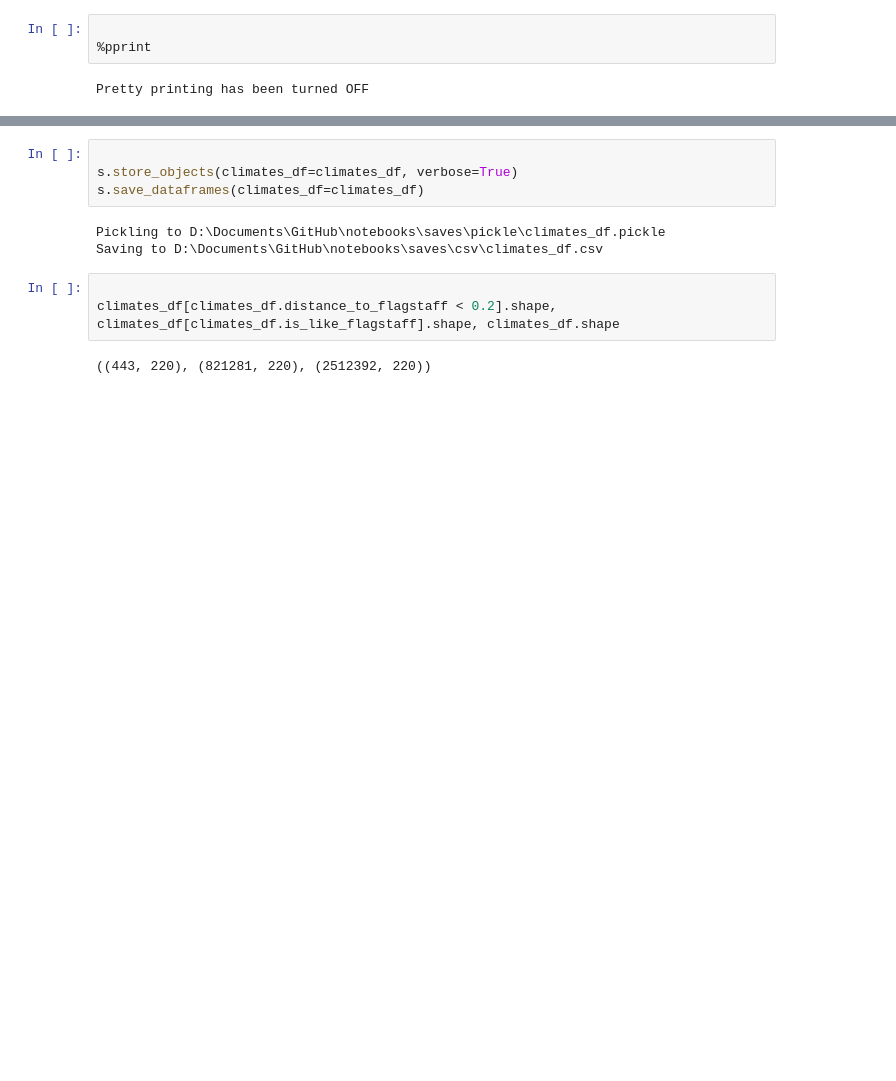
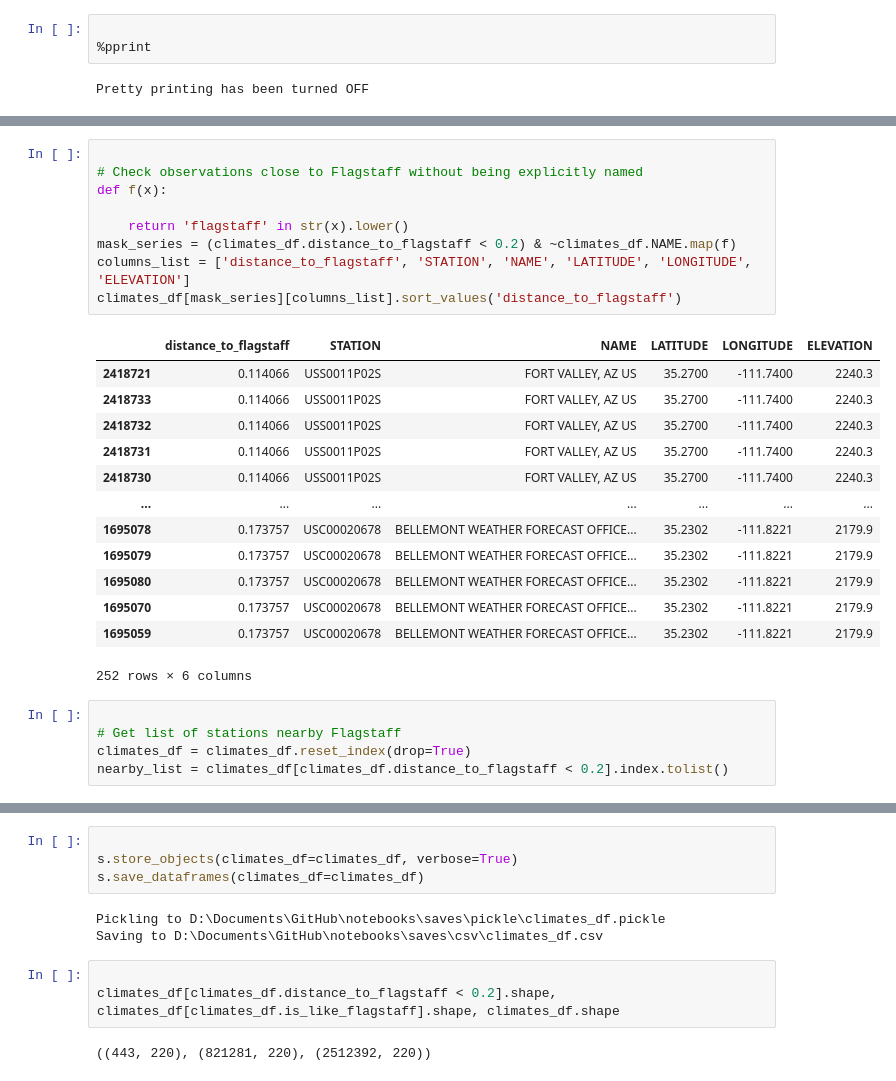
Before and after one commit to dbabbitt/notebooks, a Jupyter notebook: ipynb/Climates like Flagstaff.ipynb, the cells around one changed output, grey strips where cells are left out. Saved outputs shown, nothing was run; the diff lists cells and outputs as text; blank space fills up the shorter version.

```diff
--- a/ipynb/Climates like Flagstaff.ipynb
+++ b/ipynb/Climates like Flagstaff.ipynb
@@ -30,0 +134,28 @@ climates_df.sort_values('distance_to_flagstaff').head(11).T.head(20)
+# %%
+
+# Check observations close to Flagstaff without being explicitly named
+def f(x):
+
+    return 'flagstaff' in str(x).lower()
+mask_series = (climates_df.distance_to_flagstaff < 0.2) & ~climates_df.NAME.map(f)
+columns_list = ['distance_to_flagstaff', 'STATION', 'NAME', 'LATITUDE', 'LONGITUDE', 'ELEVATION']
+climates_df[mask_series][columns_list].sort_values('distance_to_flagstaff')
+# %% [output]
+|  | distance_to_flagstaff | STATION | NAME | LATITUDE | LONGITUDE | ELEVATION |
+| 2418721 | 0.114066 | USS0011P02S | FORT VALLEY, AZ US | 35.2700 | -111.7400 | 2240.3 |
+| 2418733 | 0.114066 | USS0011P02S | FORT VALLEY, AZ US | 35.2700 | -111.7400 | 2240.3 |
+| 2418732 | 0.114066 | USS0011P02S | FORT VALLEY, AZ US | 35.2700 | -111.7400 | 2240.3 |
+| 2418731 | 0.114066 | USS0011P02S | FORT VALLEY, AZ US | 35.2700 | -111.7400 | 2240.3 |
+| 2418730 | 0.114066 | USS0011P02S | FORT VALLEY, AZ US | 35.2700 | -111.7400 | 2240.3 |
+| ... | ... | ... | ... | ... | ... | ... |
+| 1695078 | 0.173757 | USC00020678 | BELLEMONT WEATHER FORECAST OFFICE... | 35.2302 | -111.8221 | 2179.9 |
+| 1695079 | 0.173757 | USC00020678 | BELLEMONT WEATHER FORECAST OFFICE... | 35.2302 | -111.8221 | 2179.9 |
+| 1695080 | 0.173757 | USC00020678 | BELLEMONT WEATHER FORECAST OFFICE... | 35.2302 | -111.8221 | 2179.9 |
+| 1695070 | 0.173757 | USC00020678 | BELLEMONT WEATHER FORECAST OFFICE... | 35.2302 | -111.8221 | 2179.9 |
+| 1695059 | 0.173757 | USC00020678 | BELLEMONT WEATHER FORECAST OFFICE... | 35.2302 | -111.8221 | 2179.9 |
+252 rows × 6 columns
+# %%
+
+# Get list of stations nearby Flagstaff
+climates_df = climates_df.reset_index(drop=True)
+nearby_list = climates_df[climates_df.distance_to_flagstaff < 0.2].index.tolist()
```
Also changed, not shown: parts of 39 cells of this notebook, 4 other files.
